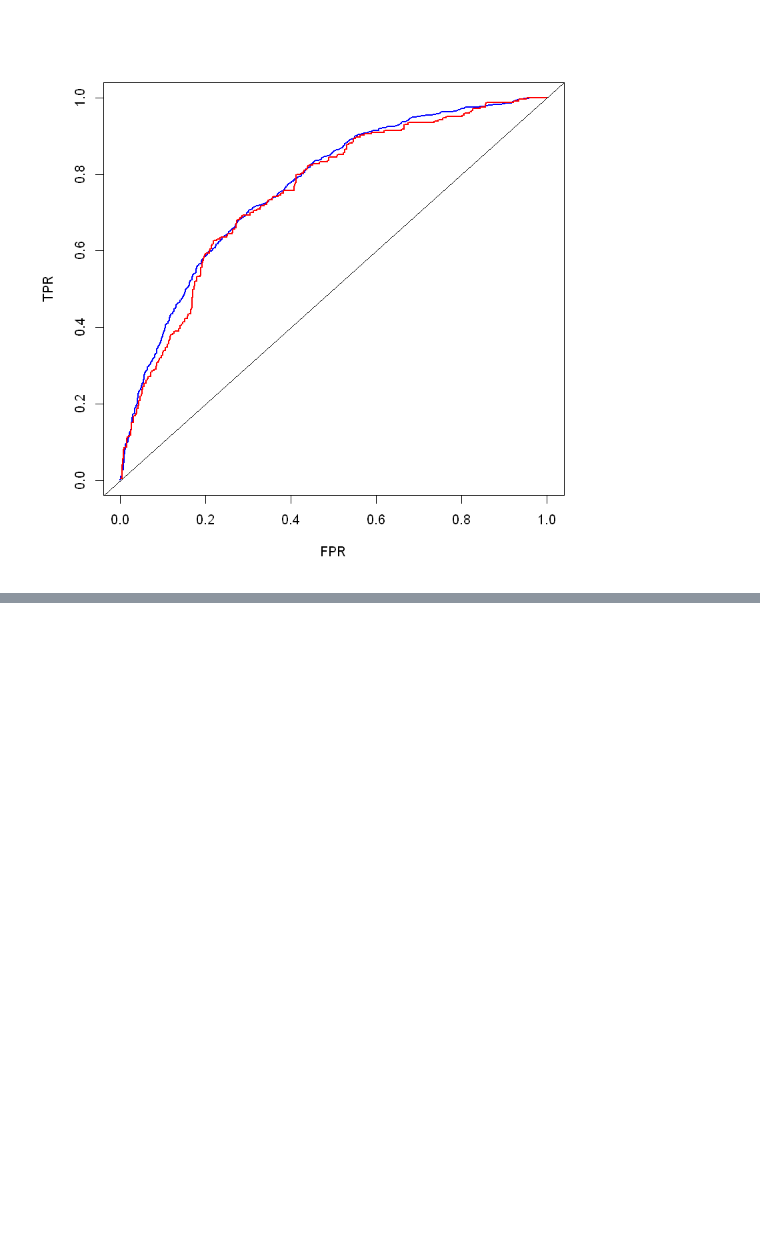
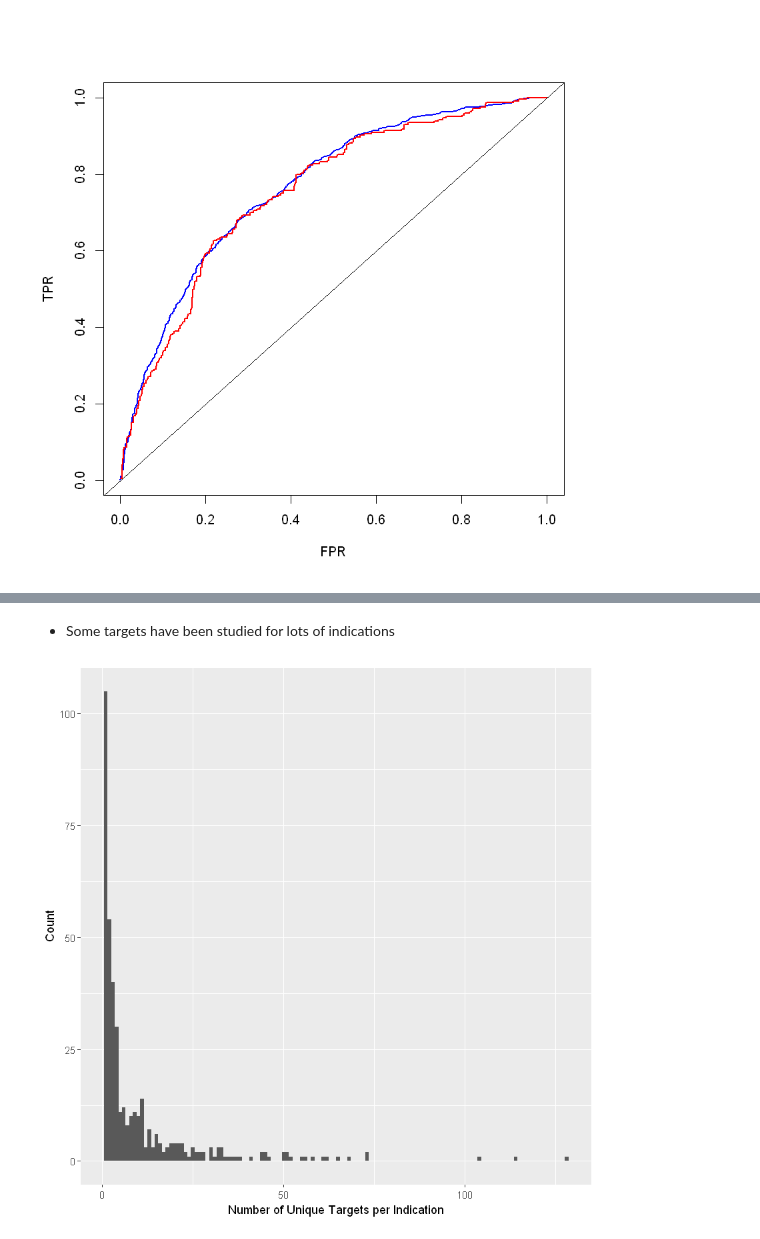
Before and after one commit to opentargets-archive/biodatawest_hackathon, a Jupyter notebook: R/OpenTargetsDatathonRNotebook.ipynb, the cells around one changed output, grey strips where cells are left out. Saved outputs shown, nothing was run; the diff lists cells and outputs as text; code cells hidden in the pictures; blank space fills up the shorter version.

```diff
--- a/R/OpenTargetsDatathonRNotebook.ipynb
+++ b/R/OpenTargetsDatathonRNotebook.ipynb
@@ -694,0 +752,9 @@ abline(0, 1)
+# %% [markdown]
+* Some targets have been studied for lots of indications
+# %%
+x <- table(as.character(all.data$MeSH_ID))
+g <- ggplot(data.frame(Ind = x), aes(Ind.Freq)) + geom_histogram(binwidth = 1) +
+    labs(x = "Number of Unique Targets per Indication", y = "Count")
+print(g)
+# %% [output]
+[figure, added]
```
Also changed, not shown: parts of 26 cells of this notebook, 2 other files.
